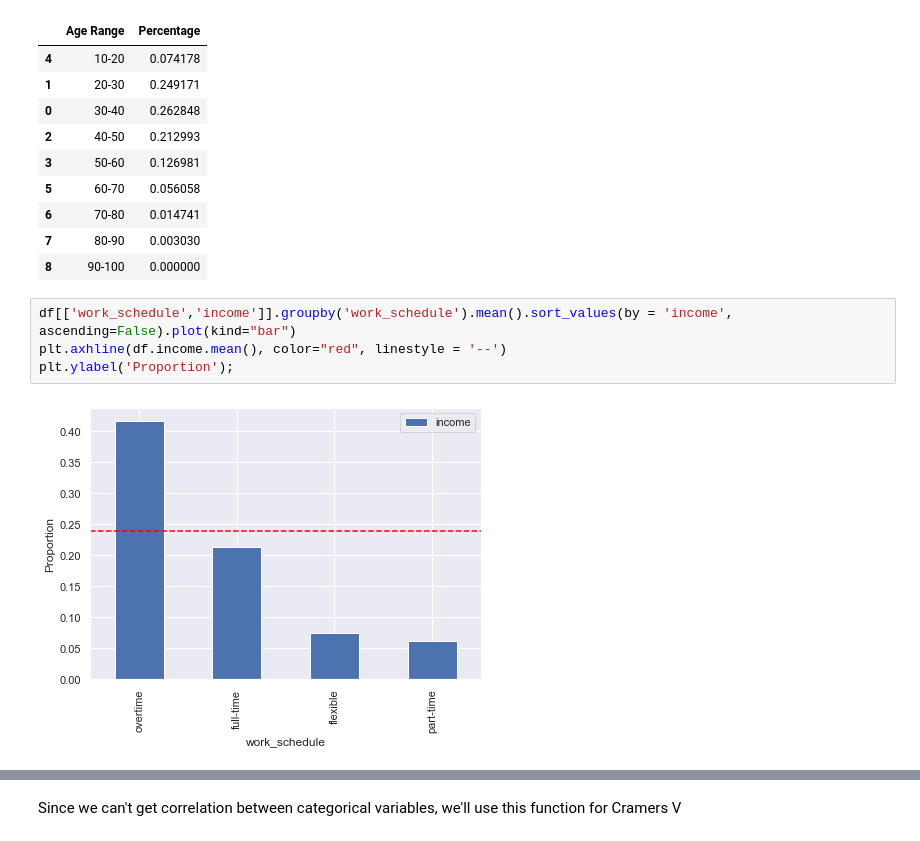
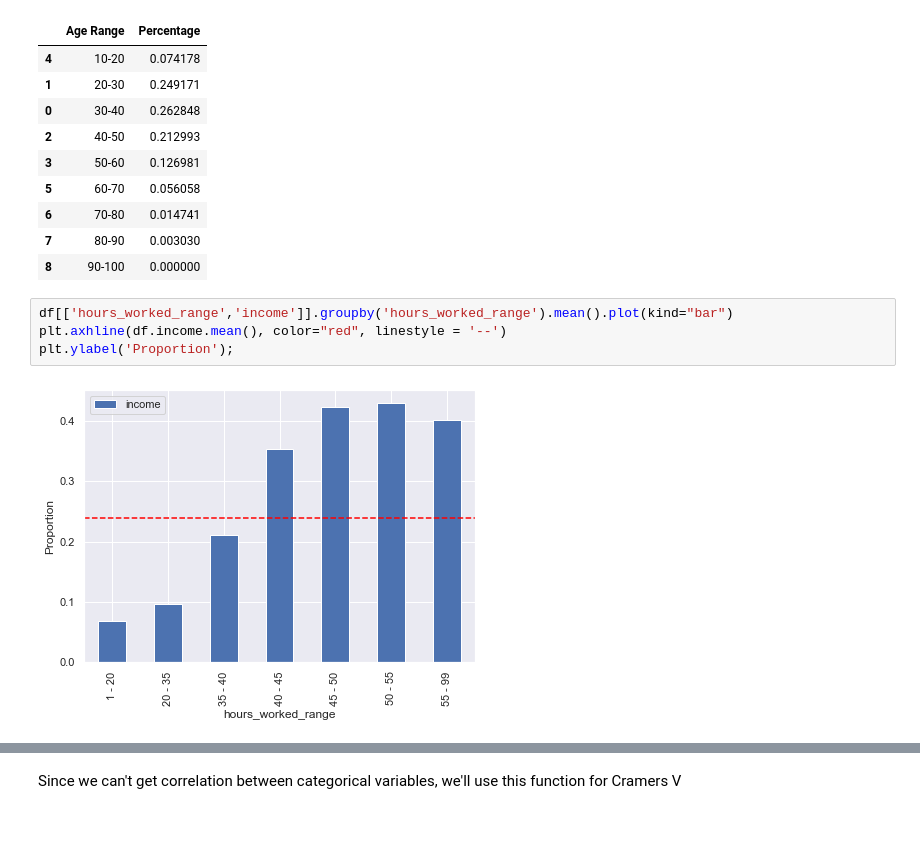
Before and after one commit to jduran3/Marketing_based_on_income_classification, a Jupyter notebook: notebooks/Capstone 2 - EDA v2.ipynb, the cells around one changed output, grey strips where cells are left out. Cells and saved outputs as stored; diff of their text form.

```diff
--- a/notebooks/Capstone 2 - EDA v2.ipynb
+++ b/notebooks/Capstone 2 - EDA v2.ipynb
@@ -270,9 +270,9 @@ df['age_range'].value_counts(normalize=True).rename_axis('Age Range').reset_inde
 | 6 | 70-80 | 0.014741 |
 | 7 | 80-90 | 0.003030 |
 | 8 | 90-100 | 0.000000 |
-# %%
-df[['work_schedule','income']].groupby('work_schedule').mean().sort_values(by = 'income', ascending=False).plot(kind="bar")
-plt.axhline(df.income.mean(), color="red", linestyle = '--')
-plt.ylabel('Proportion');
-# %% [output]
-[figure, removed]
+# %%
+df[['hours_worked_range','income']].groupby('hours_worked_range').mean().plot(kind="bar")
+plt.axhline(df.income.mean(), color="red", linestyle = '--')
+plt.ylabel('Proportion');
+# %% [output]
+[figure, added]
```
Also changed, not shown: parts of 26 cells of this notebook, 4 other files.
